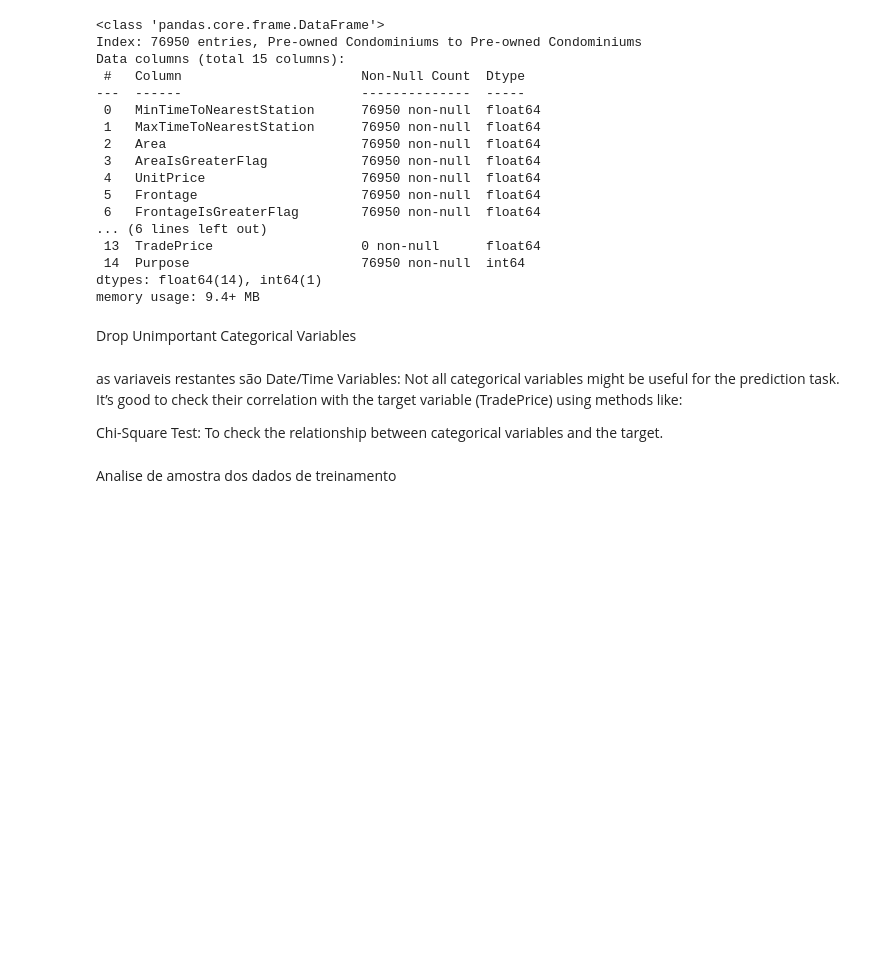
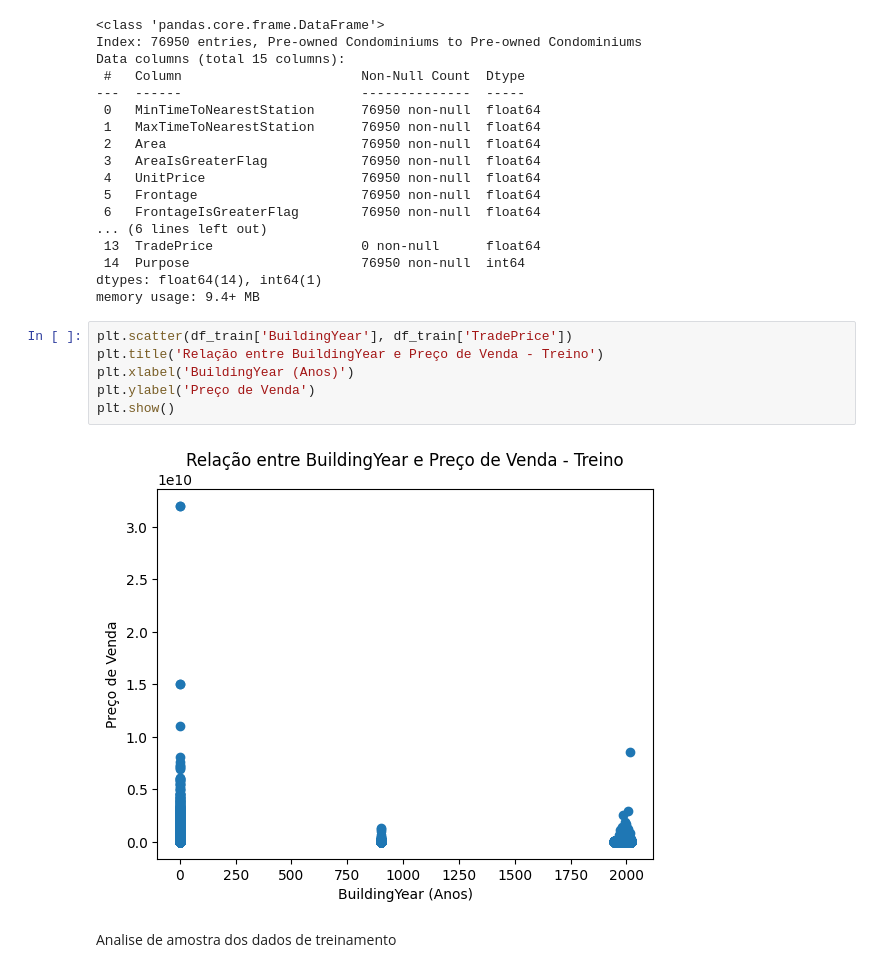
Before and after one commit to ar1vit0r/paipe, a Jupyter notebook: Paipe_Supervised_learning.ipynb, the cells around one changed output. Drawn from its saved outputs; the diff is of its cells as text; blank space fills up the shorter version.

```diff
--- a/Paipe_Supervised_learning.ipynb
+++ b/Paipe_Supervised_learning.ipynb
@@ -172,11 +177,13 @@ Data columns (total 15 columns):
  14  Purpose                      76950 non-null  int64
 dtypes: float64(14), int64(1)
 memory usage: 9.4+ MB
-# %% [markdown]
- Drop Unimportant Categorical Variables
-# %% [markdown]
-as variaveis restantes são  Date/Time Variables: Not all categorical variables might be useful for the prediction task. It’s good to check their correlation with the target variable (TradePrice) using methods like:
-
-Chi-Square Test: To check the relationship between categorical variables and the target.
+# %%
+plt.scatter(df_train['BuildingYear'], df_train['TradePrice'])
+plt.title('Relação entre BuildingYear e Preço de Venda - Treino')
+plt.xlabel('BuildingYear (Anos)')
+plt.ylabel('Preço de Venda')
+plt.show()
+# %% [output]
+[figure, added]
 # %% [markdown]
 Analise de amostra dos dados de treinamento
```
Also changed, not shown: parts of 45 cells of this notebook.
